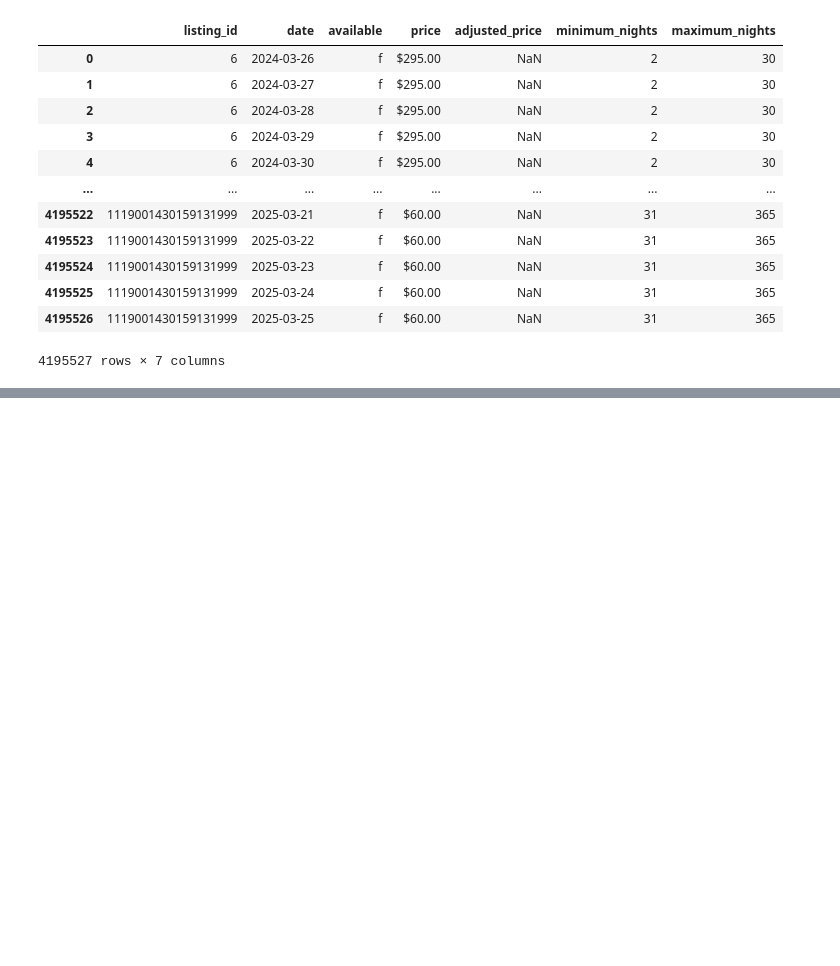
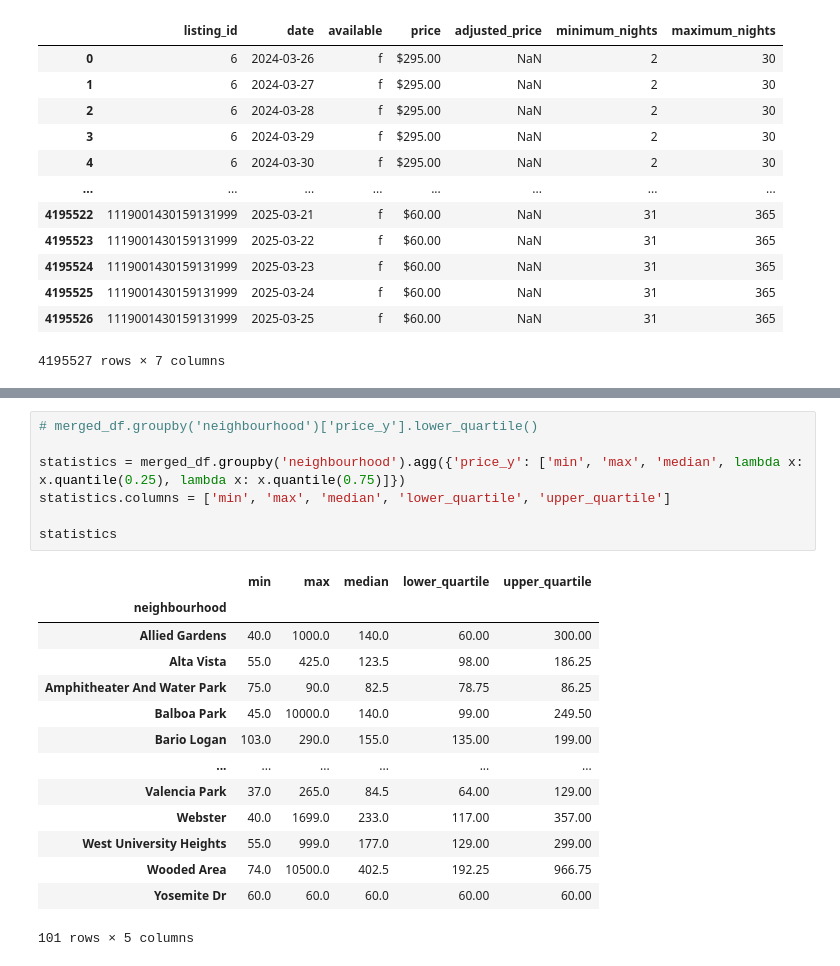
Before and after one commit to elliekwang/final_proj, a Jupyter notebook: airbnb.ipynb, the cells around one changed output, grey strips where cells are left out. Saved outputs shown, nothing was run; the diff lists cells and outputs as text; blank space fills up the shorter version.

```diff
--- a/airbnb.ipynb
+++ b/airbnb.ipynb
@@ -185,0 +282,22 @@ calendar
+# %%
+# merged_df.groupby('neighbourhood')['price_y'].lower_quartile()
+
+statistics = merged_df.groupby('neighbourhood').agg({'price_y': ['min', 'max', 'median', lambda x: x.quantile(0.25), lambda x: x.quantile(0.75)]})
+statistics.columns = ['min', 'max', 'median', 'lower_quartile', 'upper_quartile']
+
+statistics
+# %% [output]
+|  | min | max | median | lower_quartile | upper_quartile |
+| neighbourhood |  |  |  |  |  |
+| Allied Gardens | 40.0 | 1000.0 | 140.0 | 60.00 | 300.00 |
+| Alta Vista | 55.0 | 425.0 | 123.5 | 98.00 | 186.25 |
+| Amphitheater And Water Park | 75.0 | 90.0 | 82.5 | 78.75 | 86.25 |
+| Balboa Park | 45.0 | 10000.0 | 140.0 | 99.00 | 249.50 |
+| Bario Logan | 103.0 | 290.0 | 155.0 | 135.00 | 199.00 |
+| ... | ... | ... | ... | ... | ... |
+| Valencia Park | 37.0 | 265.0 | 84.5 | 64.00 | 129.00 |
+| Webster | 40.0 | 1699.0 | 233.0 | 117.00 | 357.00 |
+| West University Heights | 55.0 | 999.0 | 177.0 | 129.00 | 299.00 |
+| Wooded Area | 74.0 | 10500.0 | 402.5 | 192.25 | 966.75 |
+| Yosemite Dr | 60.0 | 60.0 | 60.0 | 60.00 | 60.00 |
+101 rows × 5 columns
```
Also changed, not shown: parts of 14 cells of this notebook, 1 other file.
